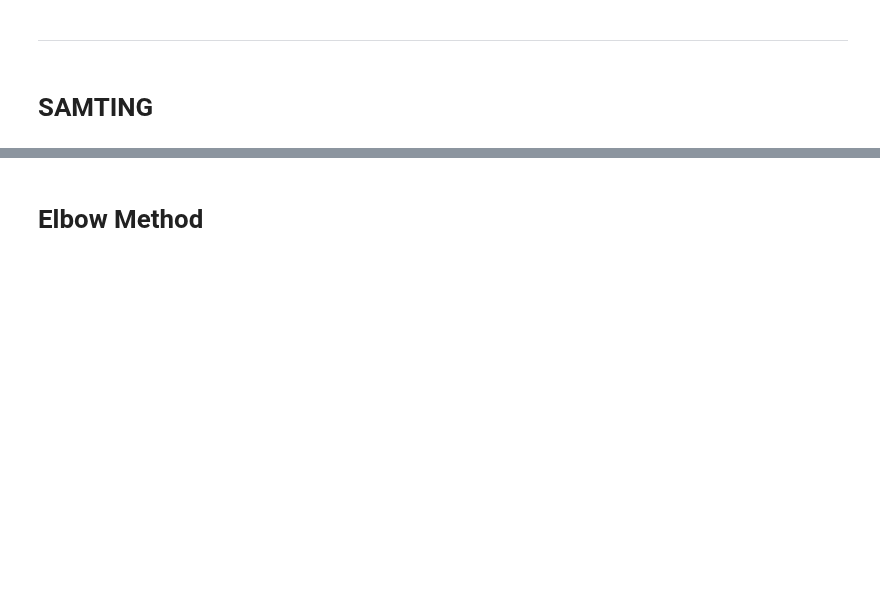
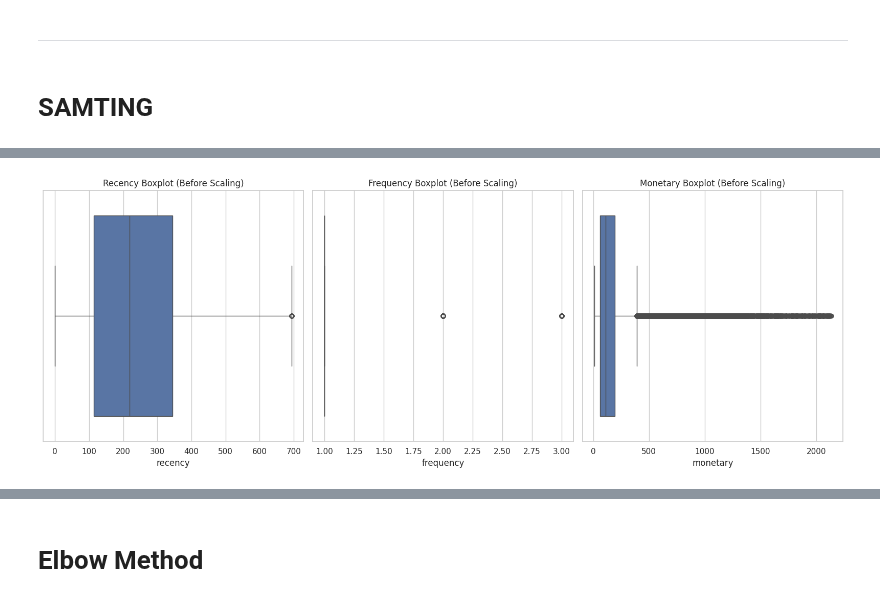
Before and after one commit to pt-sinan-akbar/Dataset-Thesis, a Jupyter notebook: BrazilDataSet.ipynb, the cells around one changed output, grey strips where cells are left out. Cells and saved outputs as stored; diff of their text form; code cells hidden in the pictures; blank space fills up the shorter version.

```diff
--- a/BrazilDataSet.ipynb
+++ b/BrazilDataSet.ipynb
@@ -623,0 +1047,17 @@ df_clean.describe([0.01, 0.05, 0.1, 0.25, 0.5, 0.75, 0.9, 0.95, 0.99]).T
+# %%
+# plot before scaling
+fig, axes = plt.subplots(1, 3, figsize=(16, 6))
+
+sns.boxplot(x='recency', data=df_clean, ax=axes[0])
+axes[0].set_title('Recency Boxplot (Before Scaling)')
+
+sns.boxplot(x='frequency', data=df_clean, ax=axes[1])
+axes[1].set_title('Frequency Boxplot (Before Scaling)')
+
+sns.boxplot(x='monetary', data=df_clean, ax=axes[2])
+axes[2].set_title('Monetary Boxplot (Before Scaling)')
+
+plt.tight_layout()
+plt.show()
+# %% [output]
+[figure, added]
```
Also changed, not shown: parts of 95 cells of this notebook.
